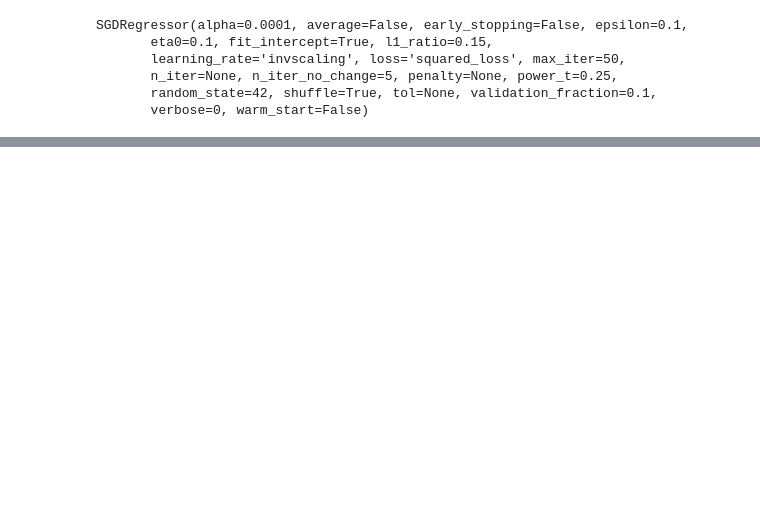
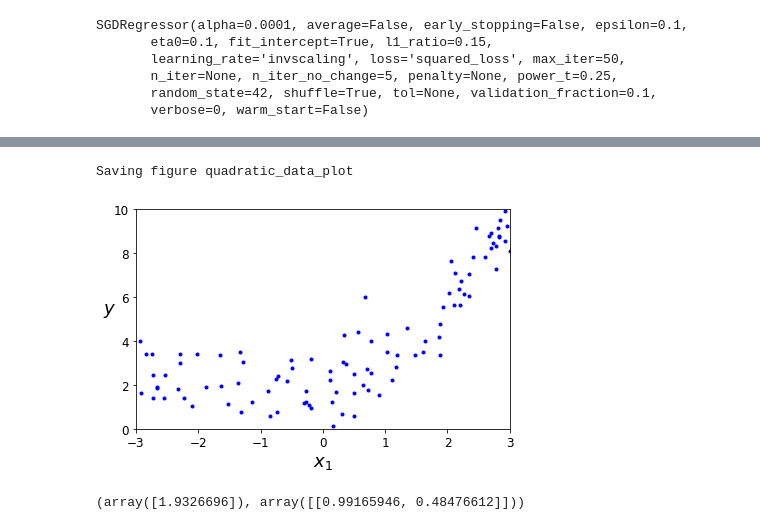
Before and after one commit to sayan31/Python-handson-ml, a Jupyter notebook: Chapter-4/training-linear-models.ipynb, the cells around one changed output, grey strips where cells are left out. Cells and saved outputs as stored; diff of their text form; code cells hidden in the pictures; blank space fills up the shorter version.

```diff
--- a/Chapter-4/training-linear-models.ipynb
+++ b/Chapter-4/training-linear-models.ipynb
@@ -228,0 +298,11 @@ sgd_reg.intercept_, sgd_reg.coef_
+# %%
+# Plotting the quadratic data
+plt.plot(X, y, "b.")
+plt.xlabel("$x_1$", fontsize=18)
+plt.ylabel("$y$", rotation=0, fontsize=18)
+plt.axis([-3, 3, 0, 10])
+save_fig("quadratic_data_plot")
+plt.show()
+# %% [output]
+Saving figure quadratic_data_plot
+[figure, added]
@@ -228,0 +315,7 @@ sgd_reg.intercept_, sgd_reg.coef_
+# %%
+# USe LinearRegression on the above transformed data
+lin_reg = LinearRegression()
+lin_reg.fit(X_poly, y)
+lin_reg.intercept_, lin_reg.coef_
+# %% [output]
+(array([1.9326696]), array([[0.99165946, 0.48476612]]))
```
Also changed, not shown: parts of 28 cells of this notebook, 11 other files.
